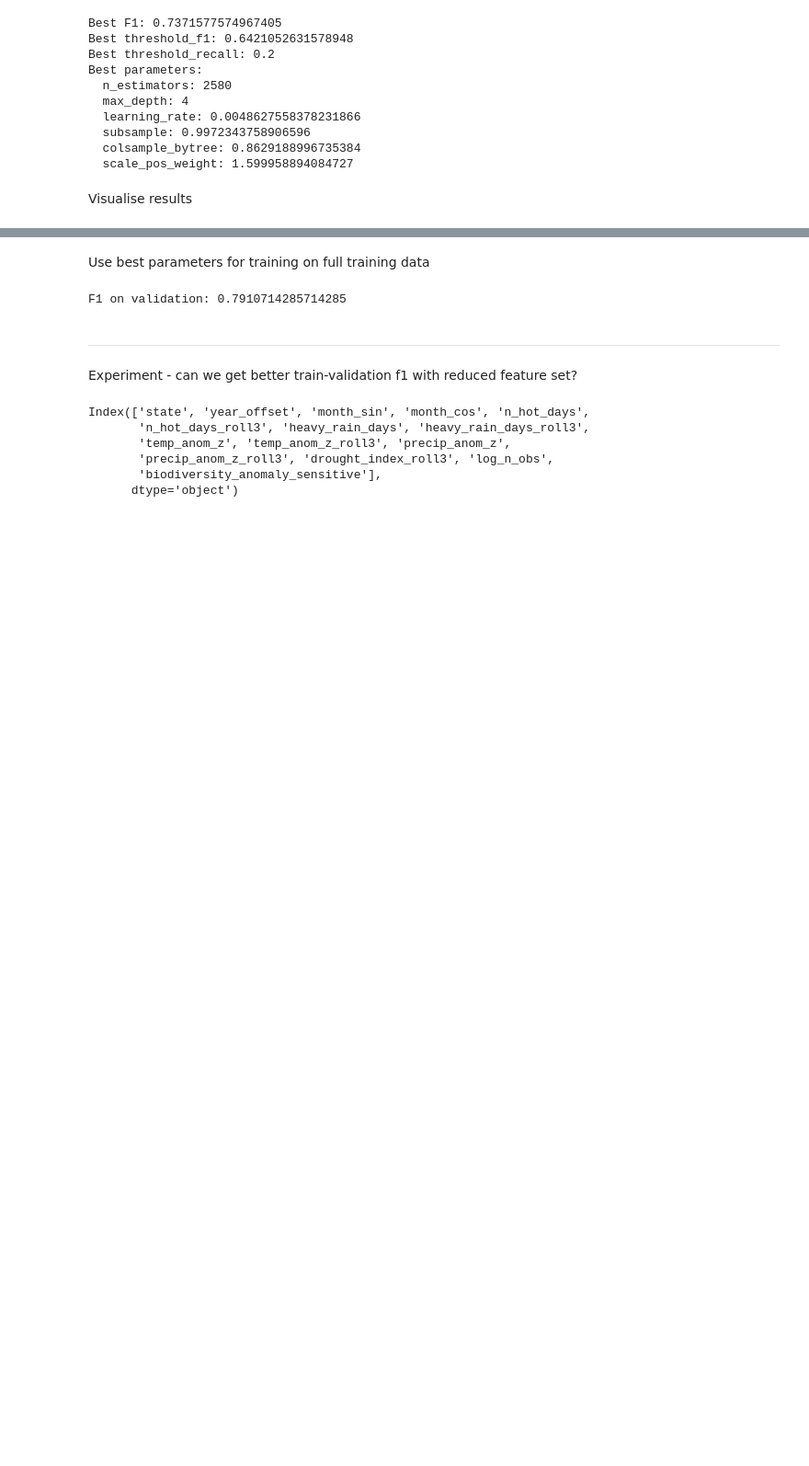
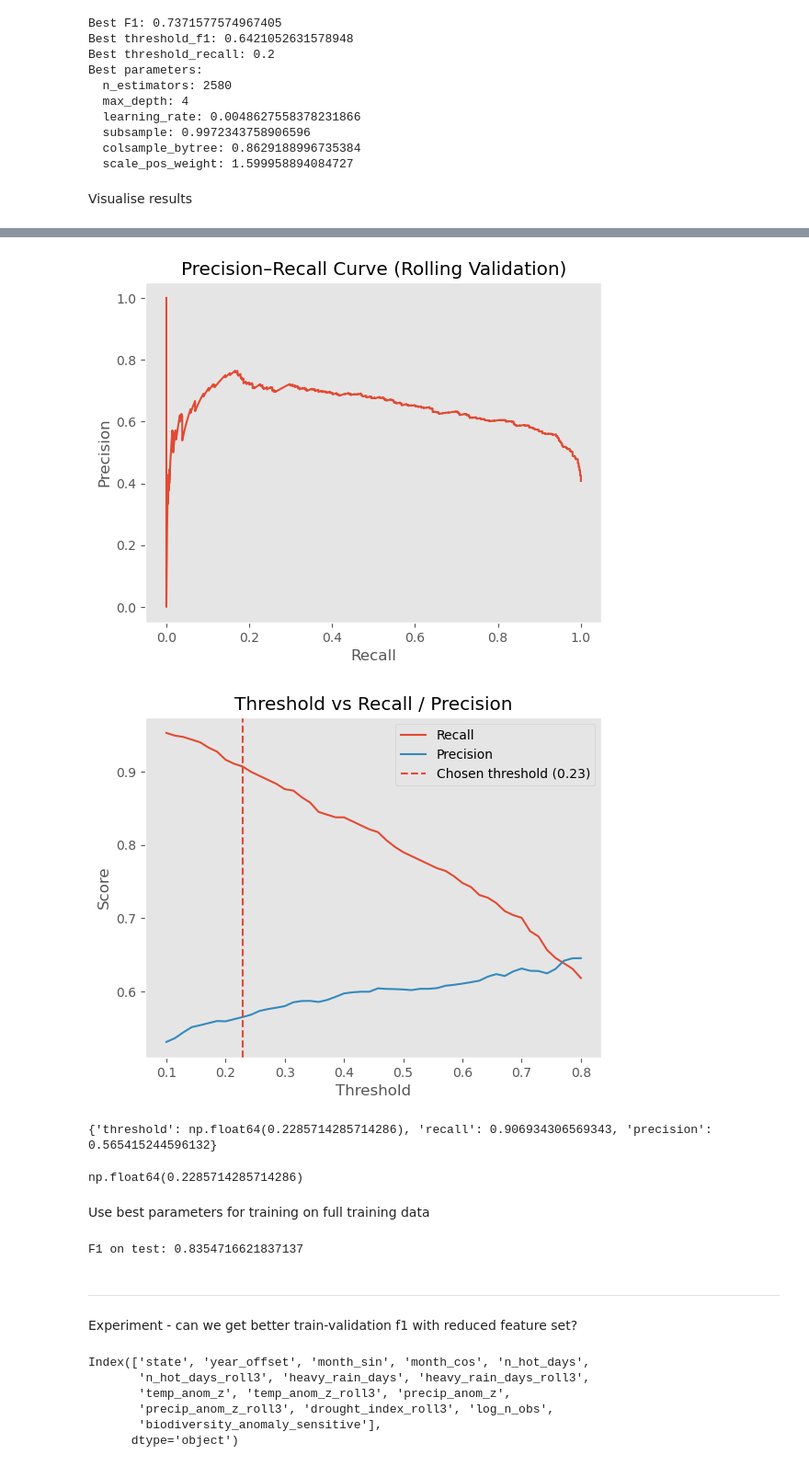
Before and after one commit to delmurphy/wildsignal, a Jupyter notebook: Notebooks/5.Model_pipeline_classification.ipynb, the cells around one changed output, grey strips where cells are left out. Shown at 92% size. Cells and saved outputs as stored; diff of their text form; code cells hidden in the pictures; blank space fills up the shorter version.

Commit message:
Adding proba threshold search with prec-recall curves

```diff
--- a/Notebooks/5.Model_pipeline_classification.ipynb
+++ b/Notebooks/5.Model_pipeline_classification.ipynb
@@ -802,8 +1172,30 @@ optuna.visualization.matplotlib.plot_parallel_coordinate(study)
+# %%
+best_params_prefixed = {f"model__{k}": v for k, v in best_trial.params.items()}
+
+best_threshold_info, threshold_results = find_best_threshold_rolling(
+    df=train_val,
+    features=features,
+    target='biodiversity_anomaly_sensitive',
+    pipeline=full_pipeline_xgb,
+    best_params=best_params_prefixed,
+    min_recall=0.9,
+    plot=True
+)
+
+print(best_threshold_info)
+# %% [output]
+[figure, added]
+[figure, added]
+{'threshold': np.float64(0.2285714285714286), 'recall': 0.906934306569343, 'precision': 0.565415244596132}
+# %%
+best_threshold_info['threshold']
+# %% [output]
+np.float64(0.2285714285714286)
 # %% [markdown]
 Use best parameters for training on full training data
 # %%
 best_params = {f"model__{k}": v for k, v in best_trial.params.items()}
-best_threshold = best_trial.user_attrs['best_threshold_recall']
+best_threshold = best_threshold_info['threshold']
 
 # Set these in your pipeline
 full_pipeline_xgb.set_params(**best_params)
@@ -819,7 +1211,7 @@ y_pred = (y_proba > best_threshold).astype(int)
 from sklearn.metrics import f1_score, accuracy_score
 print("F1 on test:", f1_score(y_test, y_pred, average='macro'))
 # %% [output]
-F1 on validation: 0.7910714285714285
+F1 on test: 0.8354716621837137
 # %% [markdown]
 ---
 Experiment - can we get better train-validation f1 with reduced feature set?
```
Also changed, not shown: parts of 40 cells of this notebook, 2 other files.
